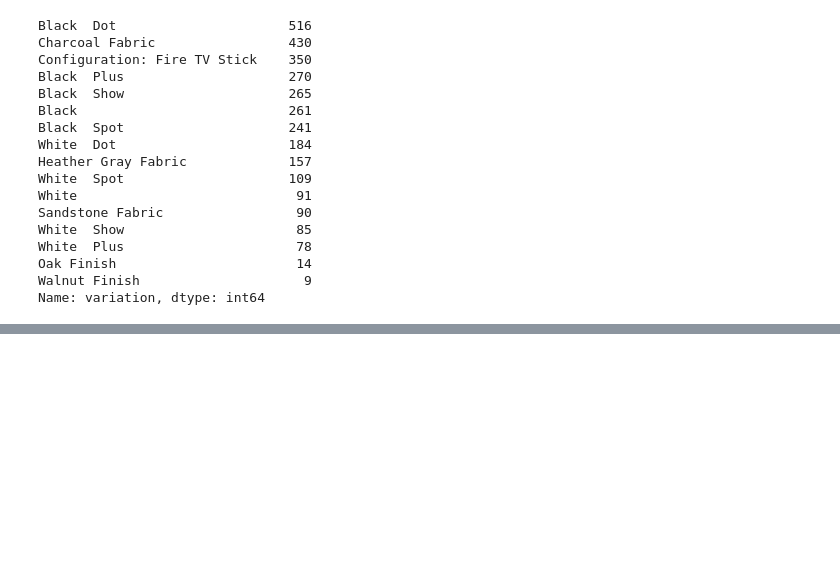
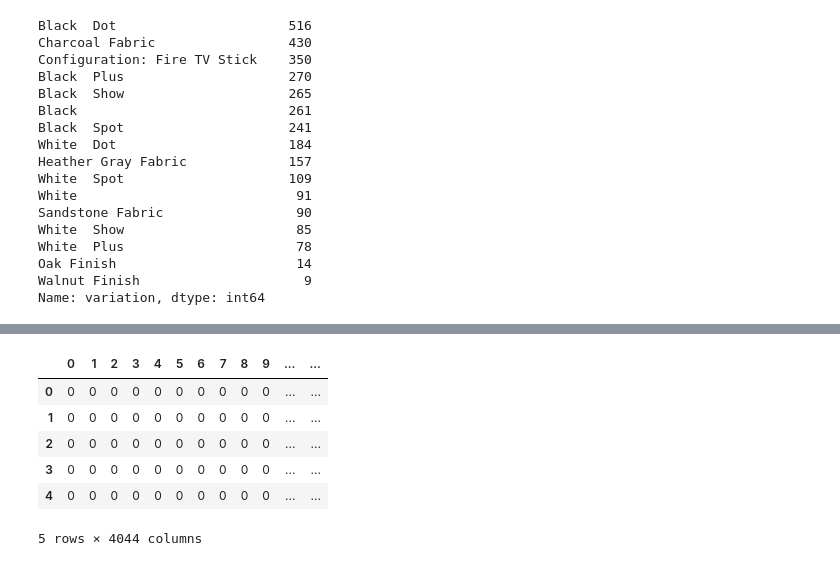
Before and after one commit to golubnichiy/big_data_11_23, a Jupyter notebook: days_12_rf.ipynb, the cells around one changed output, grey strips where cells are left out. Cells and saved outputs as stored; diff of their text form; code cells hidden in the pictures; blank space fills up the shorter version.

```diff
--- a/days_12_rf.ipynb
+++ b/days_12_rf.ipynb
@@ -67,0 +173,3 @@ Name: variation, dtype: int64
+# %%
+variation_dummies = pd.get_dummies(df["variation"], drop_first=True)
+variation_dummies.head()
@@ -67,0 +183,3 @@ Name: variation, dtype: int64
+# %%
+df.drop(["variation"], axis=1, inplace=True)
+df.head()
@@ -67,0 +193,3 @@ Name: variation, dtype: int64
+# %%
+df = pd.concat([df, variation_dummies], axis=1)
+df.head()
@@ -67,0 +203,4 @@ Name: variation, dtype: int64
+# %%
+vectorizer = CountVectorizer()
+alexa_countvectorizer = vectorizer.fit_transform(df["verified_reviews"])
+alexa_countvectorizer.shape
@@ -67,0 +229,11 @@ Name: variation, dtype: int64
+# %%
+encoded_reviews = pd.DataFrame(alexa_countvectorizer.toarray())
+encoded_reviews.head()
+# %% [output]
+|  | 0 | 1 | 2 | 3 | 4 | 5 | 6 | 7 | 8 | 9 | ... | ... |
+| 0 | 0 | 0 | 0 | 0 | 0 | 0 | 0 | 0 | 0 | 0 | ... | ... |
+| 1 | 0 | 0 | 0 | 0 | 0 | 0 | 0 | 0 | 0 | 0 | ... | ... |
+| 2 | 0 | 0 | 0 | 0 | 0 | 0 | 0 | 0 | 0 | 0 | ... | ... |
+| 3 | 0 | 0 | 0 | 0 | 0 | 0 | 0 | 0 | 0 | 0 | ... | ... |
+| 4 | 0 | 0 | 0 | 0 | 0 | 0 | 0 | 0 | 0 | 0 | ... | ... |
+5 rows × 4044 columns
```
Also changed, not shown: parts of 23 cells of this notebook, 2 other files.
